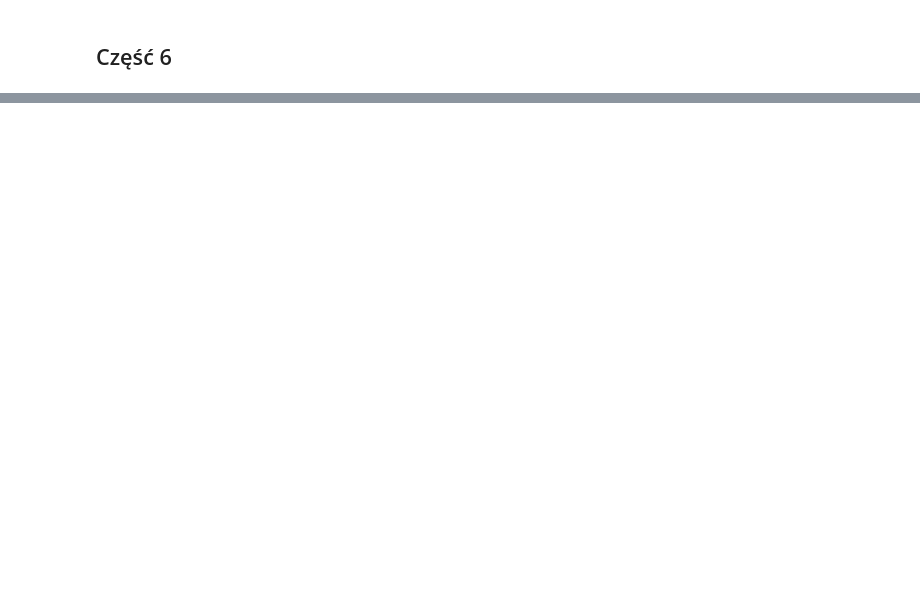
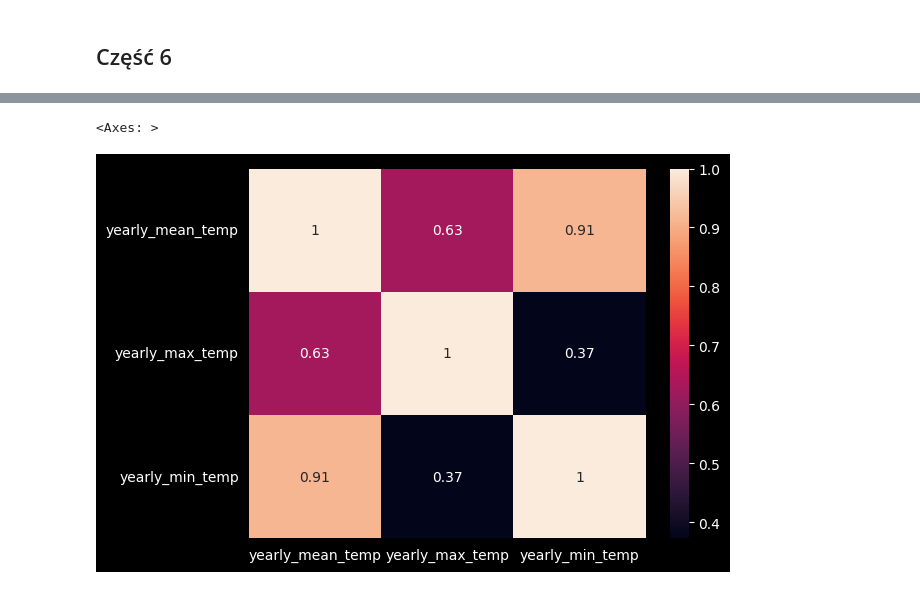
Before and after one commit to Matio004/PodstawyPrzetwarzaniaDuzychZbiorowDanych, a Jupyter notebook: zad2.ipynb, the cells around one changed output, grey strips where cells are left out. Saved outputs shown, nothing was run; the diff lists cells and outputs as text; code cells hidden in the pictures; blank space fills up the shorter version.

```diff
--- a/zad2.ipynb
+++ b/zad2.ipynb
@@ -410,0 +411,5 @@ sns.heatmap(corr, annot=True)
+# %%
+sns.heatmap(corr[['yearly_mean_temp', 'yearly_max_temp', 'yearly_min_temp']].loc[['yearly_mean_temp', 'yearly_max_temp', 'yearly_min_temp']], annot=True)
+# %% [output]
+<Axes: >
+[figure, added]
```
Also changed, not shown: parts of 10 cells of this notebook.
